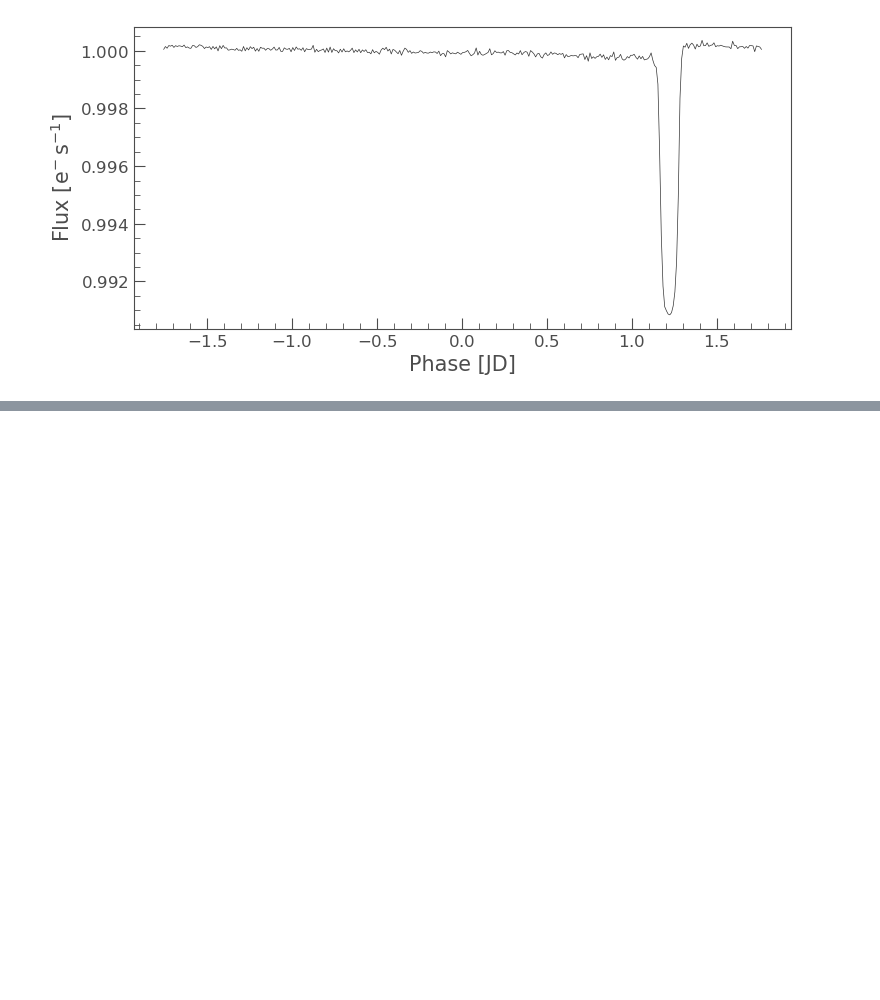
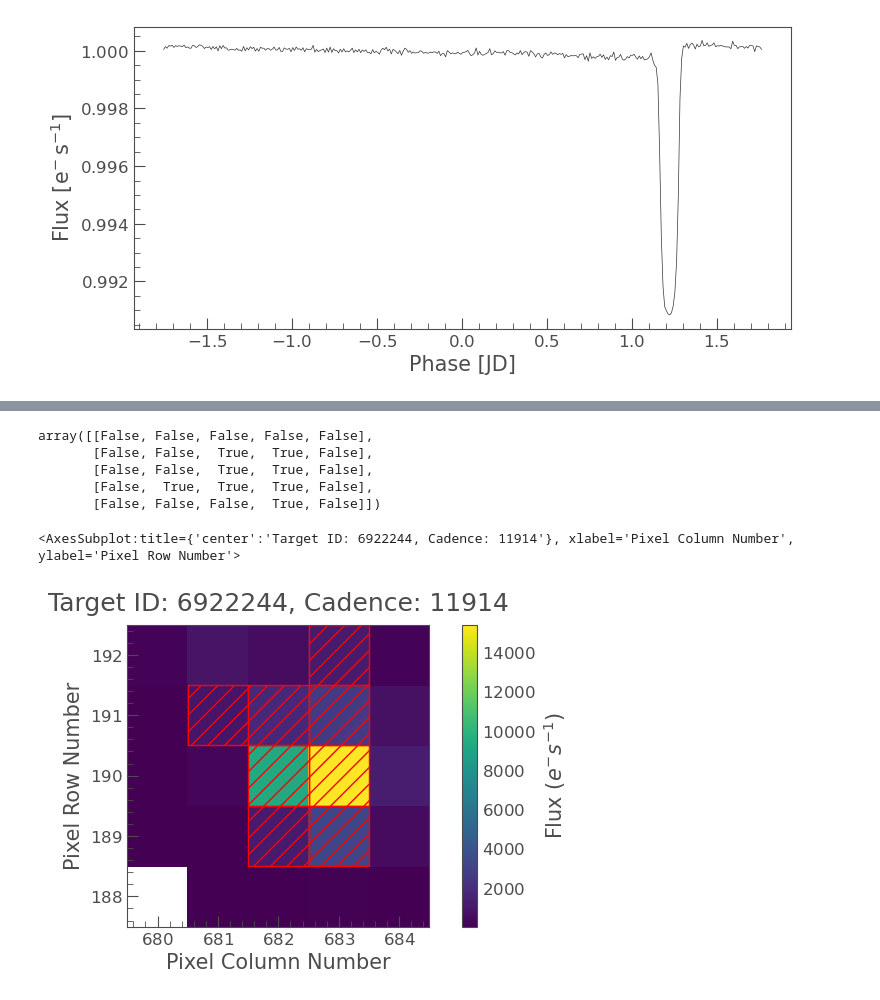
Before and after one commit to DerrickDDInAI/astro, a Jupyter notebook: core/assets/tutorials.ipynb, the cells around one changed output, grey strips where cells are left out. Drawn from its saved outputs; the diff is of its cells as text; code cells hidden in the pictures; blank space fills up the shorter version.

```diff
--- a/core/assets/tutorials.ipynb
+++ b/core/assets/tutorials.ipynb
@@ -133,0 +278,15 @@ binned_lc.plot()
+# %%
+# 6. Get standard pipeline aperture (boolean array)
+tpf.pipeline_mask
+# %% [output]
+array([[False, False, False, False, False],
+       [False, False,  True,  True, False],
+       [False, False,  True,  True, False],
+       [False,  True,  True,  True, False],
+       [False, False, False,  True, False]])
+# %%
+# 7. plot the aperture_mask to check if the aperture covers all the flux of the star
+tpf.plot(aperture_mask=tpf.pipeline_mask)
+# %% [output]
+<AxesSubplot:title={'center':'Target ID: 6922244, Cadence: 11914'}, xlabel='Pixel Column Number', ylabel='Pixel Row Number'>
+[figure, added]
```
Also changed, not shown: parts of 19 cells of this notebook.
